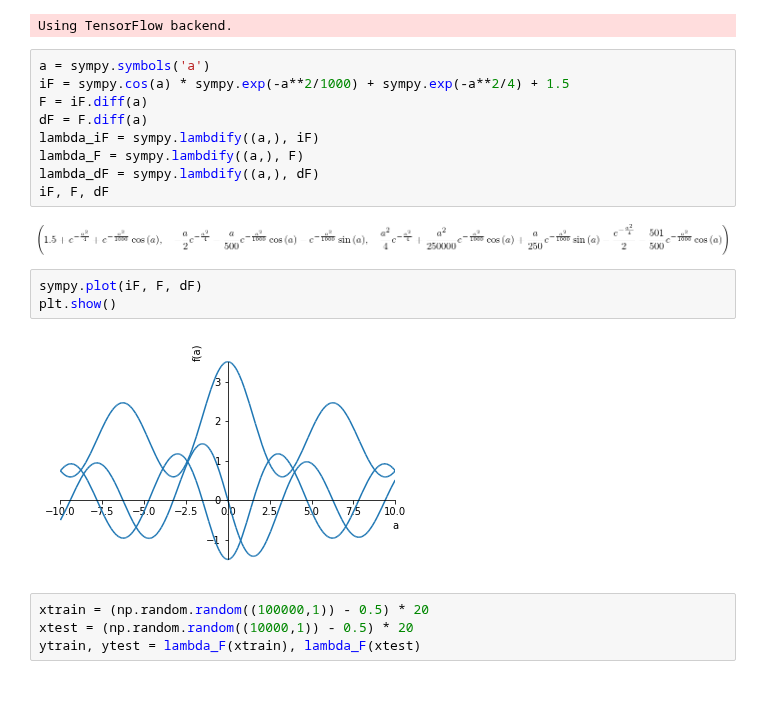
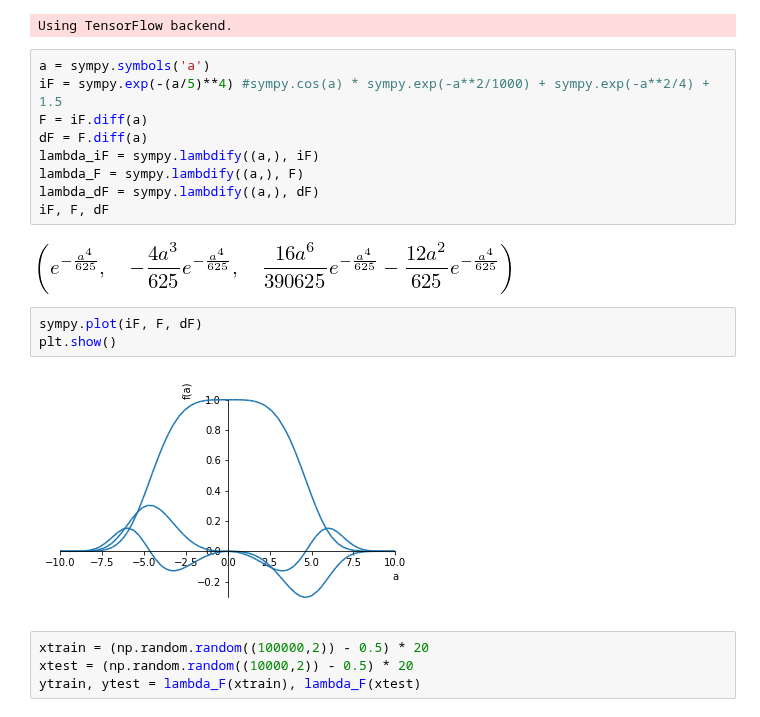
Before and after one commit to mammalwong/ml-study, a Jupyter notebook: integralnet.ipynb, the cells around one changed output. Saved outputs shown, nothing was run; the diff lists cells and outputs as text; blank space fills up the shorter version.

```diff
--- a/integralnet.ipynb
+++ b/integralnet.ipynb
@@ -10,23 +10,23 @@ sympy.init_printing()
 Using TensorFlow backend.
 # %%
 a = sympy.symbols('a')
-iF = sympy.cos(a) * sympy.exp(-a**2/1000) + sympy.exp(-a**2/4) + 1.5
+iF = sympy.exp(-(a/5)**4) #sympy.cos(a) * sympy.exp(-a**2/1000) + sympy.exp(-a**2/4) + 1.5
 F = iF.diff(a)
 dF = F.diff(a)
 lambda_iF = sympy.lambdify((a,), iF)
 lambda_F = sympy.lambdify((a,), F)
 lambda_dF = sympy.lambdify((a,), dF)
 iF, F, dF
 # %% [output]
-[figure, old version]
+[figure, new version]
 # %%
 sympy.plot(iF, F, dF)
 plt.show()
 # %% [output]
-[figure, old version]
+[figure, new version]
 # %%
-xtrain = (np.random.random((100000,1)) - 0.5) * 20
-xtest = (np.random.random((10000,1)) - 0.5) * 20
+xtrain = (np.random.random((100000,2)) - 0.5) * 20
+xtest = (np.random.random((10000,2)) - 0.5) * 20
 ytrain, ytest = lambda_F(xtrain), lambda_F(xtest)
 # %%
 def build_nn_pair():
```
Also changed, not shown: parts of 4 cells of this notebook.
